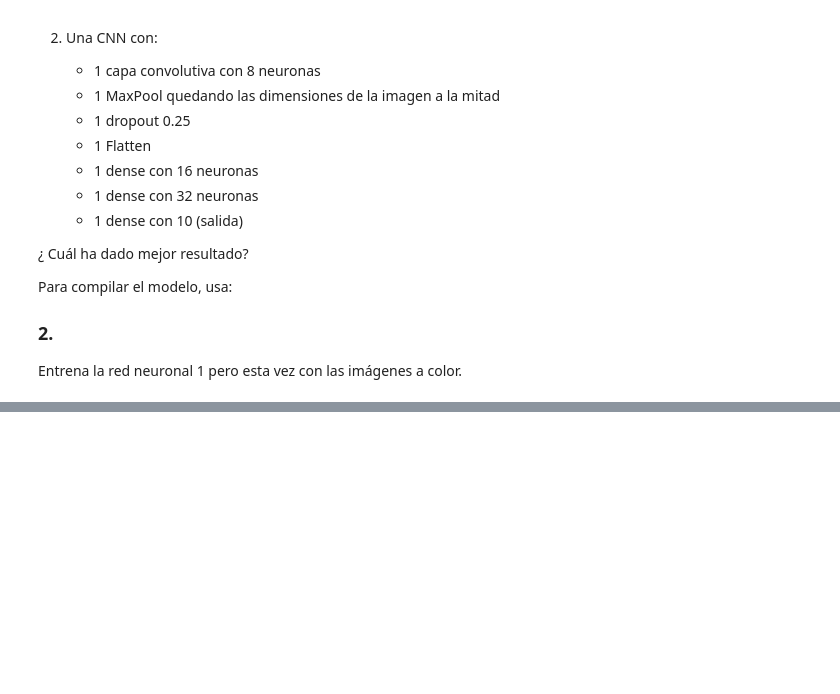
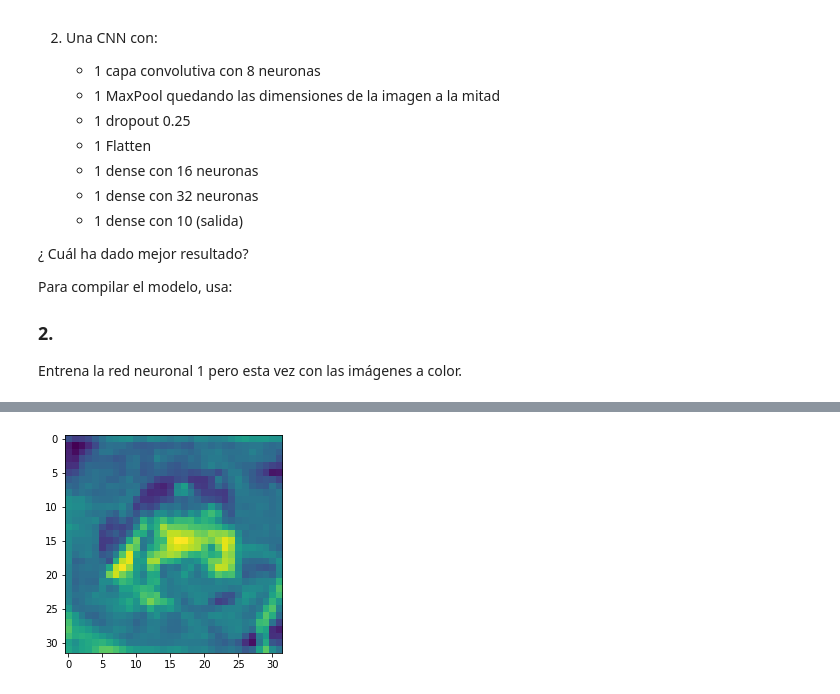
Before and after one commit to leo90rc/Leonardo.DataScience, a Jupyter notebook: week11_unsupervised_/day4_cnn_solved_competition_optimization/cnn/exercises/convolution_cifar10.ipynb, the cells around one changed output, grey strips where cells are left out. Saved outputs shown, nothing was run; the diff lists cells and outputs as text; code cells hidden in the pictures; blank space fills up the shorter version.

```diff
--- a/week11_unsupervised_/day4_cnn_solved_competition_optimization/cnn/exercises/convolution_cifar10.ipynb
+++ b/week11_unsupervised_/day4_cnn_solved_competition_optimization/cnn/exercises/convolution_cifar10.ipynb
@@ -44,0 +69,5 @@ import matplotlib.pyplot as plt
+# %%
+x_train = rgb2gray(x_train)
+x_test = rgb2gray(x_test)
+
+# Esto no solo reduce la dimensionalidad de colores sino que también normaliza.
@@ -44,0 +88,4 @@ import matplotlib.pyplot as plt
+# %%
+plt.imshow(x_train[0]);
+# %% [output]
+[figure, added]
```
Also changed, not shown: parts of 27 cells of this notebook, 25 other files.
